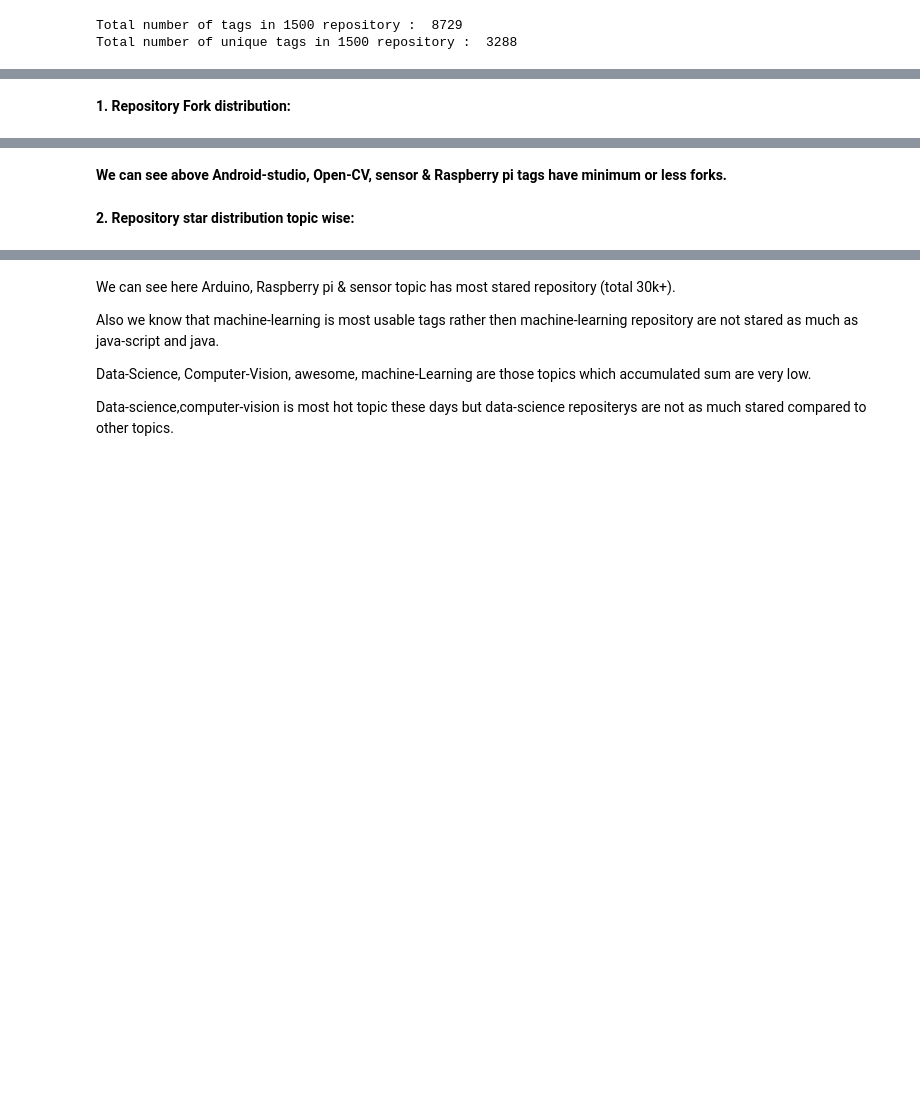
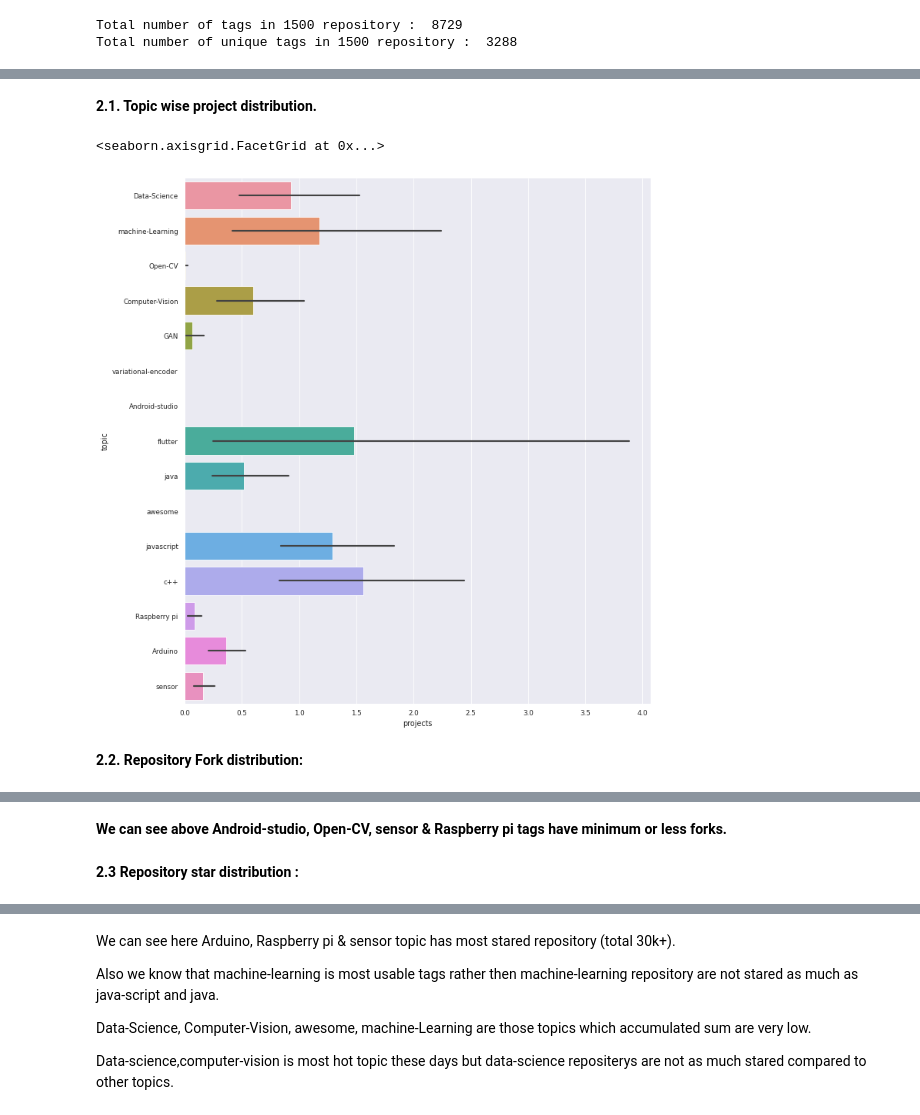
Before and after one commit to Preeti-sahani/ShapeAI_Internship_Project, a Jupyter notebook: Github_Repos.ipynb, the cells around one changed output, grey strips where cells are left out. Saved outputs shown, nothing was run; the diff lists cells and outputs as text; code cells hidden in the pictures; blank space fills up the shorter version.

```diff
--- a/Github_Repos.ipynb
+++ b/Github_Repos.ipynb
@@ -50,5 +23,5 @@ import ast
 # %%
-Github_df = pd.read_csv("/content/Github_dat.zip")
+Github_df = pd.read_csv("/content/Github_data.csv")
 Github_df.head()
 # %% [output]
 |  | Unnamed: 0 | Unnamed: 0.1 | topic | name | user | star | fork | watch | issue | ... |
@@ -238,5 +222,15 @@ fig.show()
+# %% [markdown]
+**2.1. Topic wise project distribution.**
+# %%
+X = sns.catplot(x = "projects", y="topic", data = Github_df, height=10, kind="bar")
+X.set_xlabels("projects")
+X.set_ylabels("topic")
+X.set_titles("Topicwise Projects")
+# %% [output]
+<seaborn.axisgrid.FacetGrid at 0x...>
+[figure, added]
 # %% [markdown]
-**1. Repository Fork distribution:**
+**2.2. Repository Fork distribution:**
 # %%
 Github_df['fork'] = Github_df['fork'].astype(float)
 fork_topicwise = Github_df.groupby('topic').sum()['fork']
@@ -247,7 +241,7 @@ fig.show()
 # %% [markdown]
 **We can see above Android-studio, Open-CV, sensor & Raspberry pi tags have  minimum or less forks.**
 # %% [markdown]
-**2. Repository star distribution topic wise:**
+**2.3 Repository star distribution :**
 # %%
 Github_df['star'] = Github_df['star'].astype(float)
 star_topicwise = Github_df.groupby('topic').sum()['star']
```
Also changed, not shown: parts of 64 cells of this notebook.
